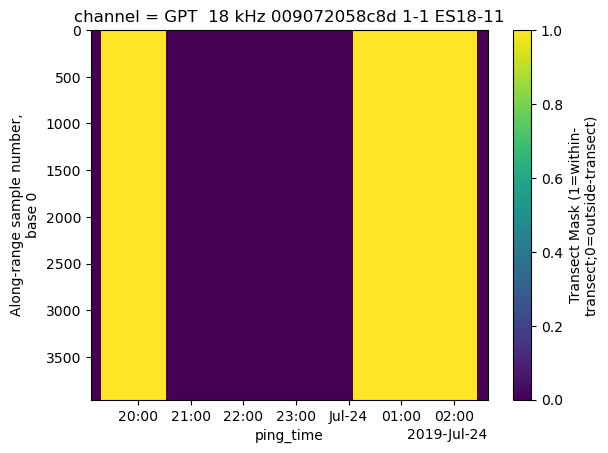
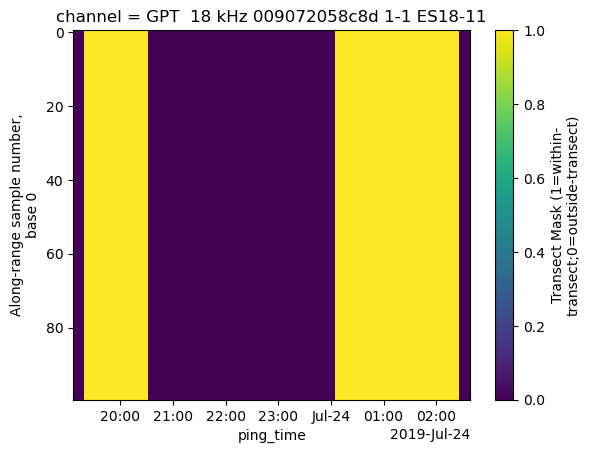
Code edit (unified diff) that turned the first committed figure into the second:
--- before
+++ after
@@ -1 +1,3 @@
-transect_mask.plot(yincrease=False, y="range_sample")
+transect_mask.isel(
+    range_sample=slice(0, 100)
+).plot(yincrease=False, y="range_sample")

Commit: fix wording